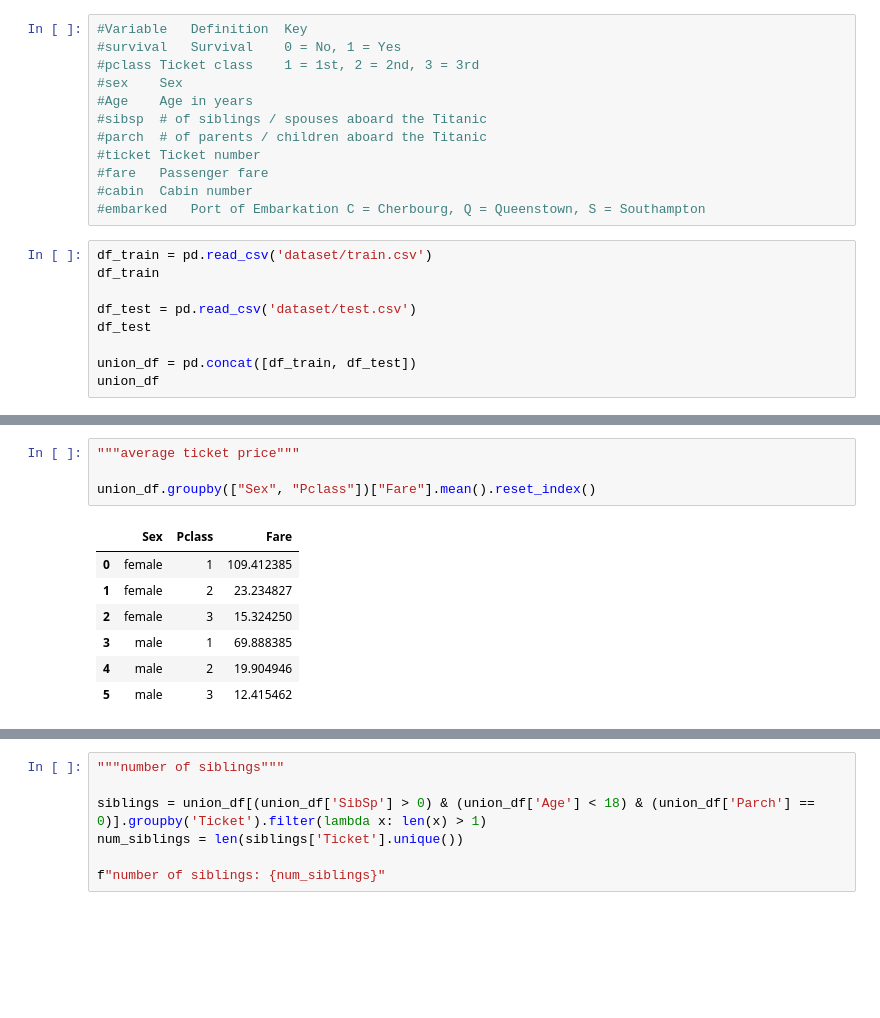
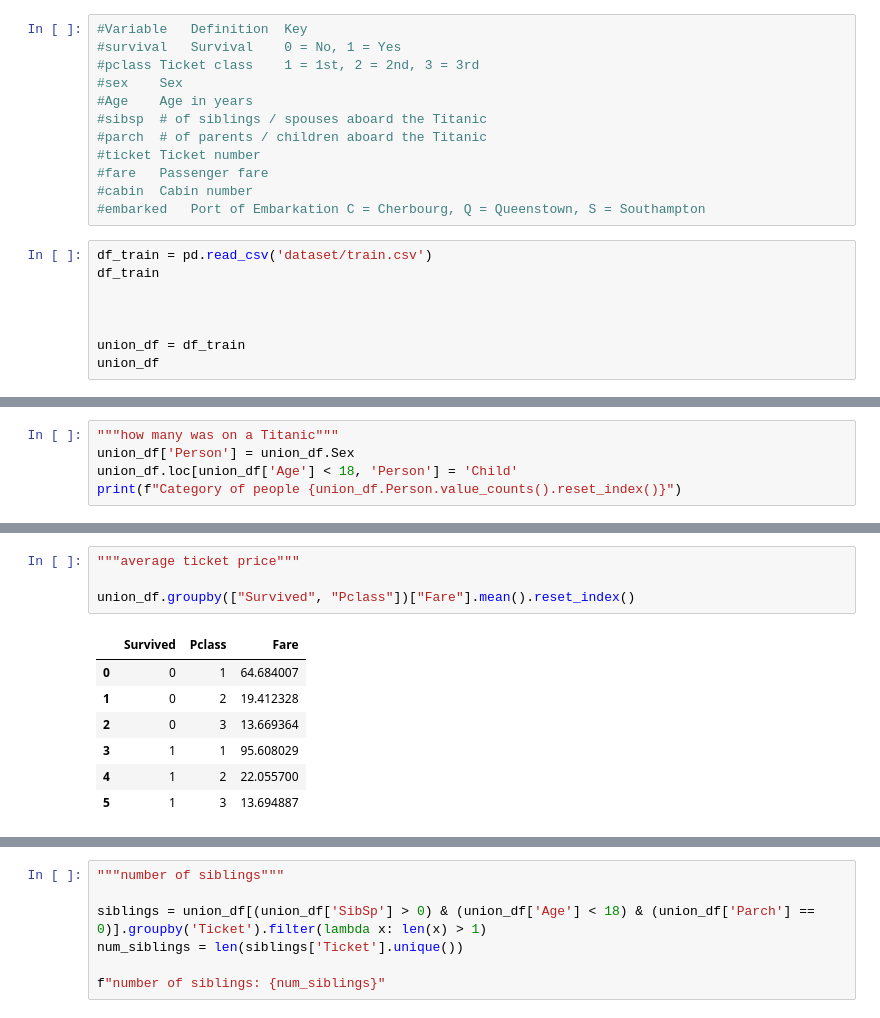
Before and after one commit to Diana-Shilova/TMSds, a Jupyter notebook: lesson8/lesson8_2.ipynb, the cells around one changed output, grey strips where cells are left out. Cells and saved outputs as stored; diff of their text form; blank space fills up the shorter version.

```diff
--- a/lesson8/lesson8_2.ipynb
+++ b/lesson8/lesson8_2.ipynb
@@ -45,10 +48,9 @@ plt.show()
 df_train = pd.read_csv('dataset/train.csv')
 df_train
 
-df_test = pd.read_csv('dataset/test.csv')
-df_test
 
-union_df = pd.concat([df_train, df_test])
+
+union_df = df_train
 union_df
 # %% [output]
 |  | PassengerId | Survived | Pclass | Name | Sex | Age | SibSp | Parch | Ticket | Fare | ... |
@@ -150,0 +158,5 @@ union_df[union_df['Age'].notna()].groupby(['Sex', 'Survived']).agg({'Age': [max,
+# %%
+"""how many was on a Titanic"""
+union_df['Person'] = union_df.Sex
+union_df.loc[union_df['Age'] < 18, 'Person'] = 'Child'
+print(f"Category of people {union_df.Person.value_counts().reset_index()}")
@@ -164,15 +196,15 @@ union_df[['Pclass', 'Survived', 'Age']].groupby(['Pclass']).mean().reset_index()
 # %%
 """average ticket price"""
 
-union_df.groupby(["Sex", "Pclass"])["Fare"].mean().reset_index()
+union_df.groupby(["Survived", "Pclass"])["Fare"].mean().reset_index()
 # %% [output]
-|  | Sex | Pclass | Fare |
-| 0 | female | 1 | 109.412385 |
-| 1 | female | 2 | 23.234827 |
-| 2 | female | 3 | 15.324250 |
-| 3 | male | 1 | 69.888385 |
-| 4 | male | 2 | 19.904946 |
-| 5 | male | 3 | 12.415462 |
+|  | Survived | Pclass | Fare |
+| 0 | 0 | 1 | 64.684007 |
+| 1 | 0 | 2 | 19.412328 |
+| 2 | 0 | 3 | 13.669364 |
+| 3 | 1 | 1 | 95.608029 |
+| 4 | 1 | 2 | 22.055700 |
+| 5 | 1 | 3 | 13.694887 |
 # %%
 """cut data by comma -> Surname"""
 
```
Also changed, not shown: parts of 29 cells of this notebook.
